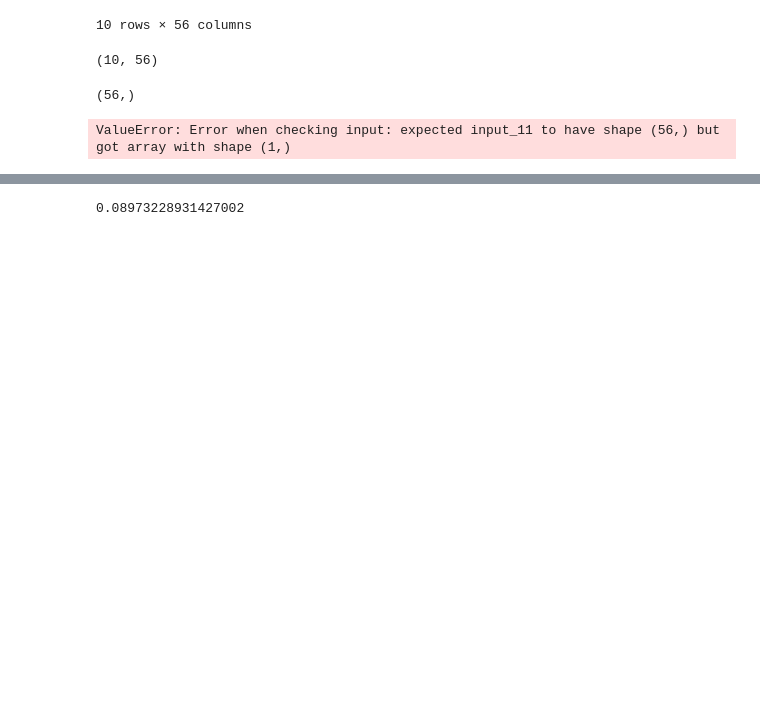
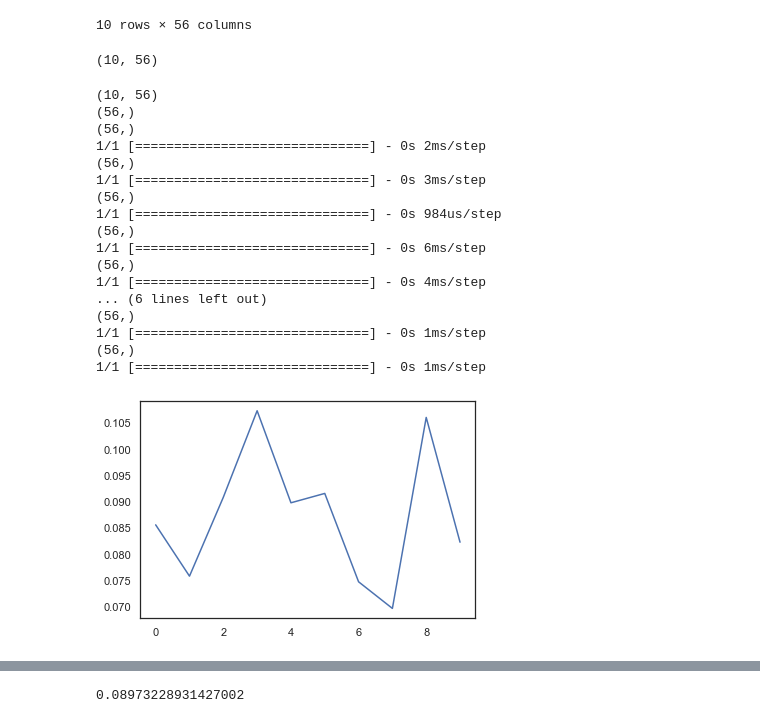
Before and after one commit to StianIsmar/master-thesis, a Jupyter notebook: src/models/Stian_Autodecoder.ipynb, the cells around one changed output, grey strips where cells are left out. Saved outputs shown, nothing was run; the diff lists cells and outputs as text; code cells hidden in the pictures; blank space fills up the shorter version.

Commit message:
Autoencoder now reads fake points and produces a higher reconstruction error

```diff
--- a/src/models/Stian_Autodecoder.ipynb
+++ b/src/models/Stian_Autodecoder.ipynb
@@ -221,16 +225,38 @@ a.shape
 # %%
 scaler = MinMaxScaler()
 scaled_data2_fake = scaler.fit_transform(df_fake)
+
 df_2_scaled_fake = pd.DataFrame(scaled_data2_fake,columns = df_fake.columns)
 df_2_scaled_fake
 a = np.array(df_2_scaled_fake)
 
-print(a[0].T.shape)
-for i in range(a.shape[1]):
-    result = autoencoder.evaluate(a[i].T,a[i].T,batch_size = 1)
-    print(result)
-    print( )
-    # Fiks dette!
+
+print(a.shape)
+print(a[0].shape)
+results = []
+for i in range(a.shape[0]):
+    print(a[i].shape)
+    result = autoencoder.evaluate(np.array(([a[i]])),np.array(([a[i]])))
+    results.append(result)
+
+plt.plot(results)
+plt.show()
 # %% [output]
+(10, 56)
 (56,)
+(56,)
+1/1 [==============================] - 0s 2ms/step
+(56,)
+1/1 [==============================] - 0s 3ms/step
+(56,)
+1/1 [==============================] - 0s 984us/step
+(56,)
+1/1 [==============================] - 0s 6ms/step
+(56,)
+1/1 [==============================] - 0s 4ms/step
+... (6 lines left out)
+(56,)
+1/1 [==============================] - 0s 1ms/step
+(56,)
+1/1 [==============================] - 0s 1ms/step
-ValueError: Error when checking input: expected input_11 to have shape (56,) but got array with shape (1,)
+[figure, added]
```
Also changed, not shown: parts of 2 cells of this notebook.
